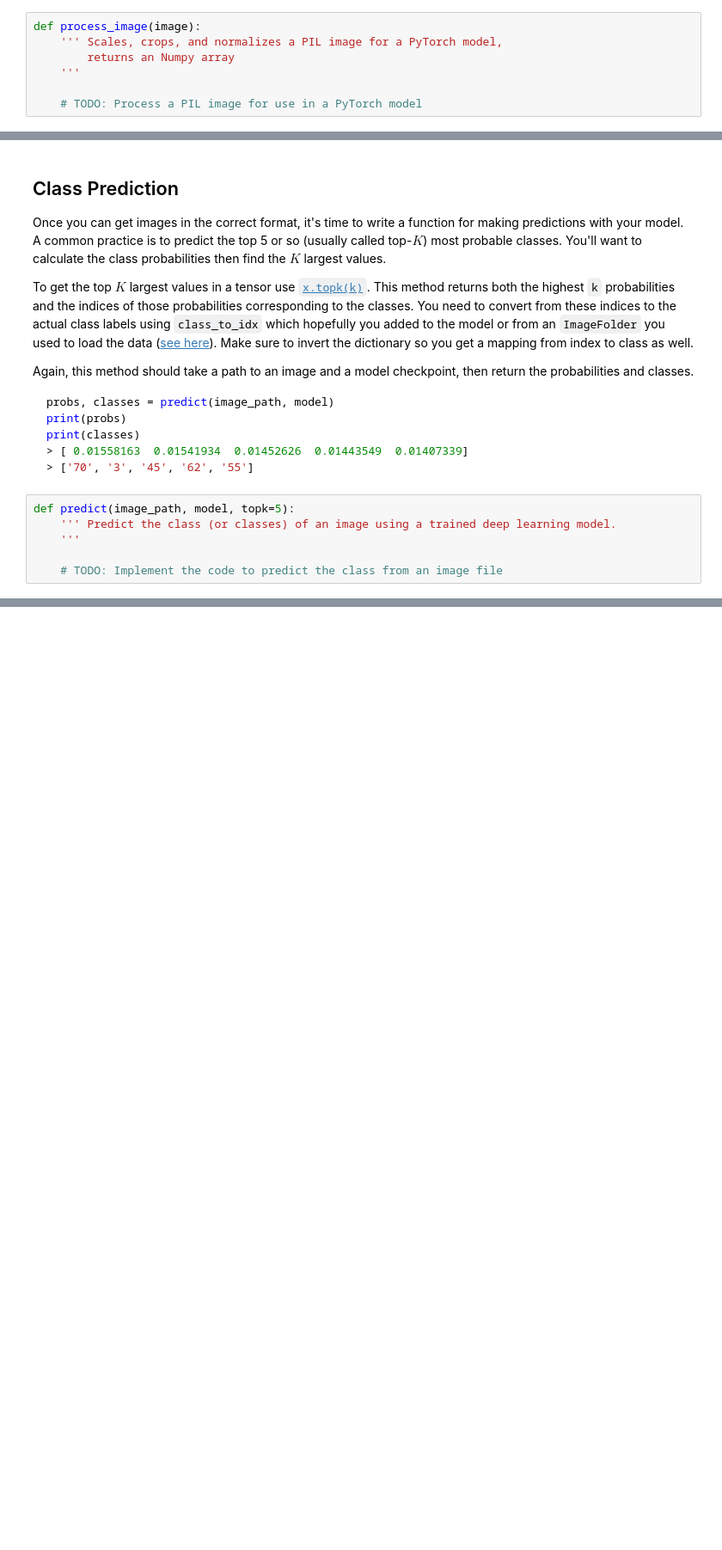
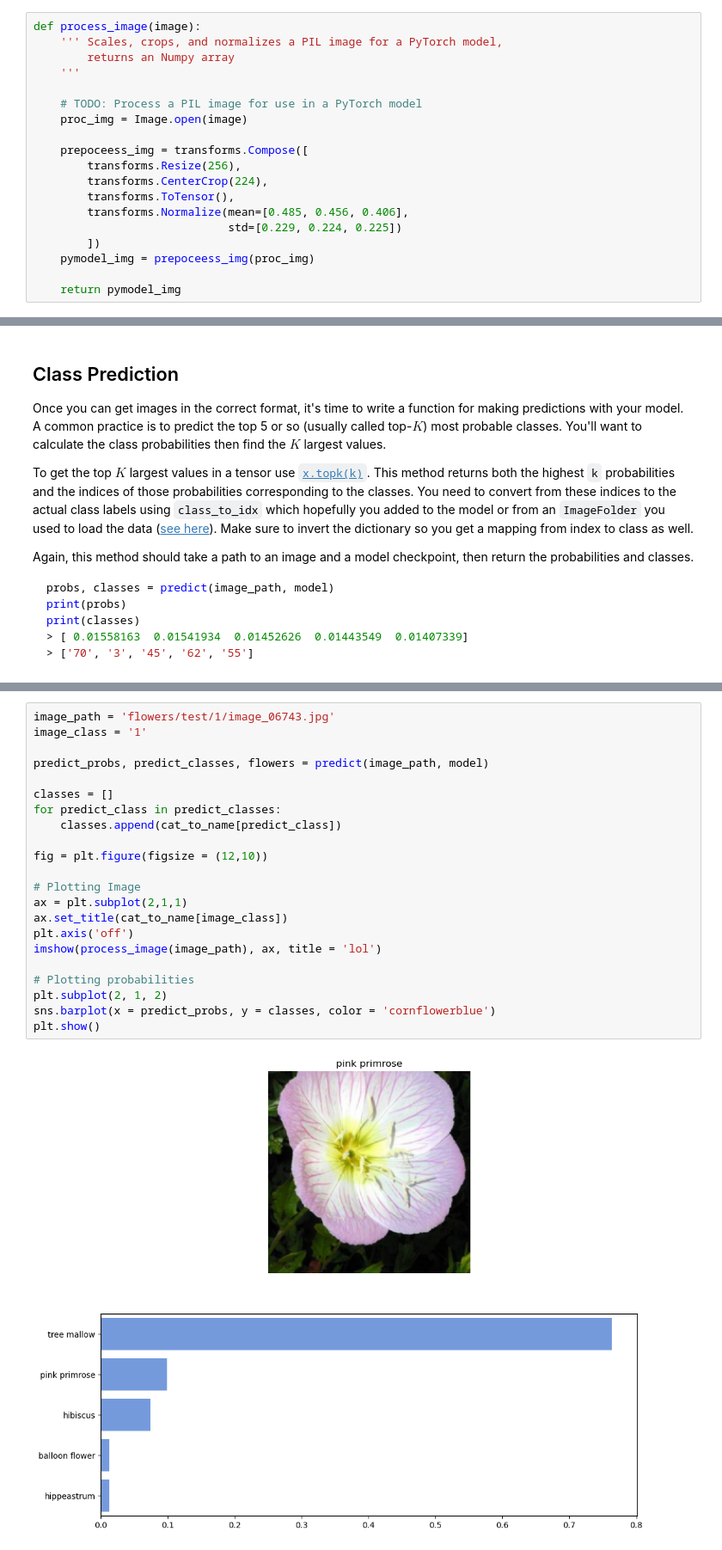
Before and after one commit to nngocan412/Udacity-Image-Classifier, a Jupyter notebook: Image Classifier Project.ipynb, the cells around one changed output, grey strips where cells are left out. Shown at 86% size. Drawn from its saved outputs; the diff is of its cells as text; blank space fills up the shorter version.

````diff
--- a/Image Classifier Project.ipynb
+++ b/Image Classifier Project.ipynb
@@ -251,6 +328,18 @@ def process_image(image):
     '''
 
     # TODO: Process a PIL image for use in a PyTorch model
+    proc_img = Image.open(image)
+
+    prepoceess_img = transforms.Compose([
+        transforms.Resize(256),
+        transforms.CenterCrop(224),
+        transforms.ToTensor(),
+        transforms.Normalize(mean=[0.485, 0.456, 0.406],
+                             std=[0.229, 0.224, 0.225])
+        ])
+    pymodel_img = prepoceess_img(proc_img)
+
+    return pymodel_img
 # %% [markdown]
 To check your work, the function below converts a PyTorch tensor and displays it in the notebook. If your `process_image` function works, running the output through this function should return the original image (except for the cropped out portions).
 # %%
@@ -290,9 +379,3 @@ print(classes)
 > [ 0.01558163  0.01541934  0.01452626  0.01443549  0.01407339]
 > ['70', '3', '45', '62', '55']
 ```
-# %%
-def predict(image_path, model, topk=5):
-    ''' Predict the class (or classes) of an image using a trained deep learning model.
-    '''
-
-    # TODO: Implement the code to predict the class from an image file
@@ -308,0 +417,24 @@ You can convert from the class integer encoding to actual flower names with the
+# %%
+image_path = 'flowers/test/1/image_06743.jpg'
+image_class = '1'
+
+predict_probs, predict_classes, flowers = predict(image_path, model)
+
+classes = []
+for predict_class in predict_classes:
+    classes.append(cat_to_name[predict_class])
+
+fig = plt.figure(figsize = (12,10))
+
+# Plotting Image
+ax = plt.subplot(2,1,1)
+ax.set_title(cat_to_name[image_class])
+plt.axis('off')
+imshow(process_image(image_path), ax, title = 'lol')
+
+# Plotting probabilities
+plt.subplot(2, 1, 2)
+sns.barplot(x = predict_probs, y = classes, color = 'cornflowerblue')
+plt.show()
+# %% [output]
+[figure, added]
````
Also changed, not shown: parts of 10 cells of this notebook.
